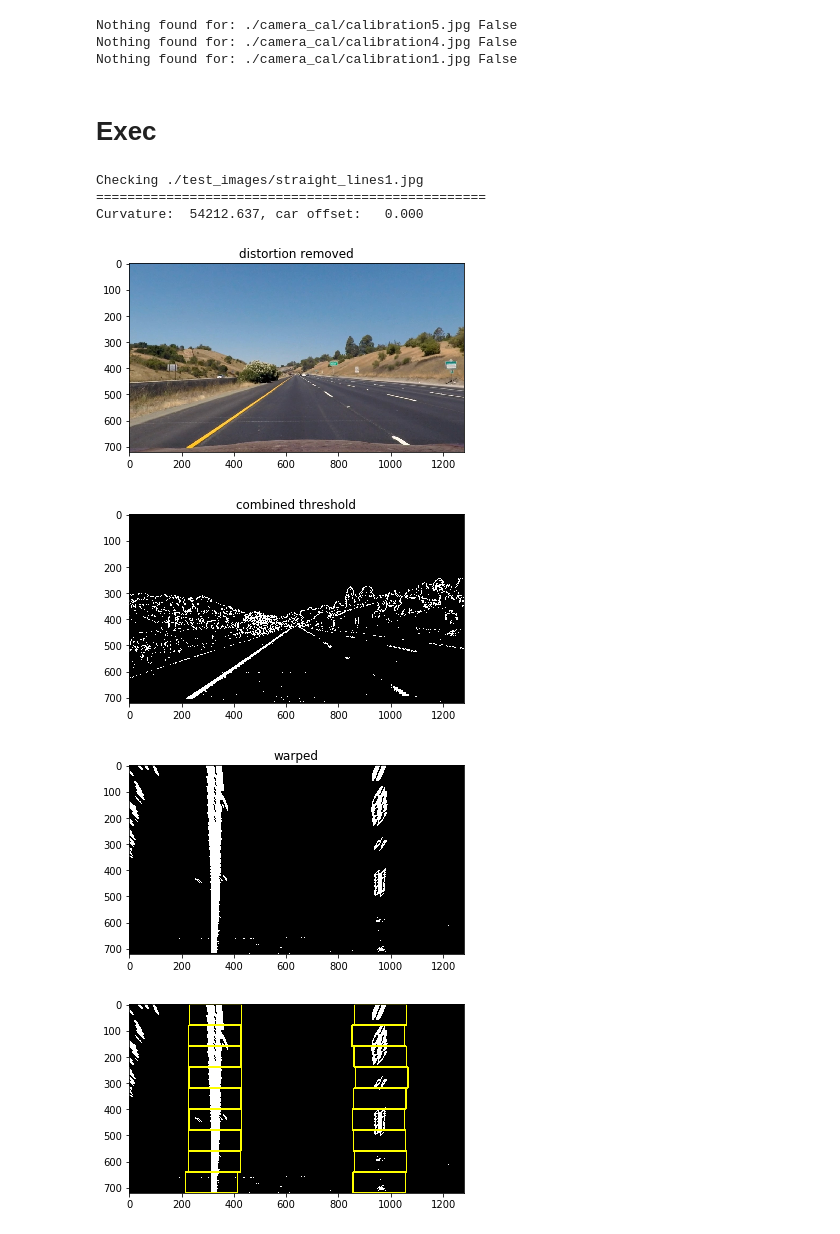
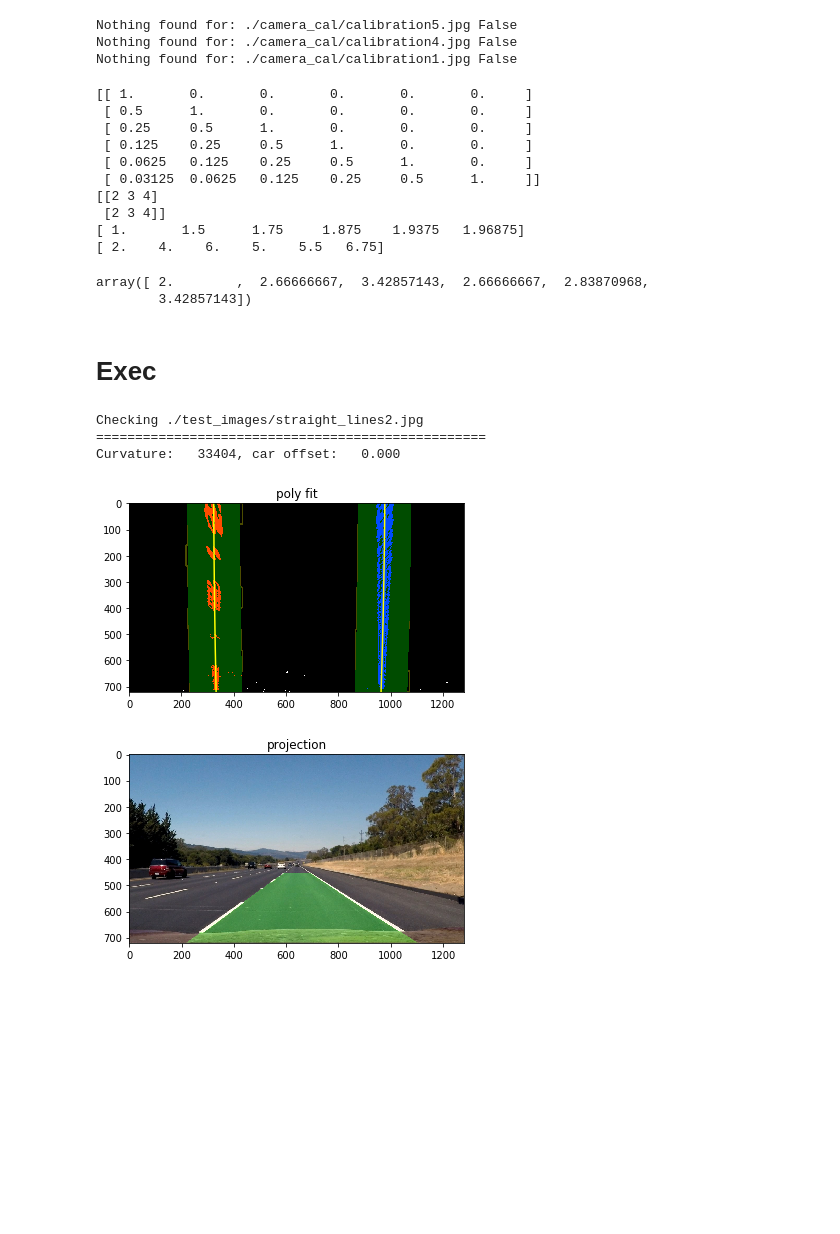
Before and after one commit to bgcarvalho/CarND-Term1-P4, a Jupyter notebook: Notebook.ipynb, the cells around one changed output. Drawn from its saved outputs; the diff is of its cells as text; code cells hidden in the pictures; blank space fills up the shorter version.

Commit message:
pipeline works, video feed is good, but still needs improvement

```diff
--- a/Notebook.ipynb
+++ b/Notebook.ipynb
@@ -215,6 +218,57 @@ def calc_curvature(fit, y):
     if fit is None:
         return 0.0
     return (1 + (2*fit[0]*y + fit[1])**2)**1.5 / np.absolute(2 * fit[0])
+# %%
+def ewma(x, alpha):
+    '''
+    Returns the exponentially weighted moving average of x.
+
+    Parameters:
+    -----------
+    x : array-like
+    alpha : float {0 <= alpha <= 1}
+
+    Returns:
+    --------
+    ewma : numpy array
+        the exponentially weighted moving average
+
+    Ref.:
+    https://stackoverflow.com/a/42905202
+    '''
+    # coerce x to an array
+    x = np.array(x)
+    n = x.size
+    s = x.shape
+    # create an initial weight matrix of (1-alpha), and a matrix of powers
+    # to raise the weights by
+    w0 = np.ones(shape=(n,n)) * (1-alpha)
+    p = np.vstack([np.arange(i, i - n, -1) for i in range(n)])
+    # create the weight matrix
+    w = np.tril(w0**p, 0)
+    print(w)
+    print(x[::np.newaxis])
+    print(w.sum(axis=1))
+    print(np.dot(w, x.flatten()))
+    # calculate the ewma
+    #return np.dot(w, x[::np.newaxis]) / w.sum(axis=1)
+    return (np.dot(w, x.flatten()) / w.sum(axis=1))
+
+x = np.array([[2, 3, 4], [2, 3, 4]])
+ewma(x, 0.50)
+# %% [output]
+[[ 1.       0.       0.       0.       0.       0.     ]
+ [ 0.5      1.       0.       0.       0.       0.     ]
+ [ 0.25     0.5      1.       0.       0.       0.     ]
+ [ 0.125    0.25     0.5      1.       0.       0.     ]
+ [ 0.0625   0.125    0.25     0.5      1.       0.     ]
+ [ 0.03125  0.0625   0.125    0.25     0.5      1.     ]]
+[[2 3 4]
+ [2 3 4]]
+[ 1.       1.5      1.75     1.875    1.9375   1.96875]
+[ 2.    4.    6.    5.    5.5   6.75]
+array([ 2.        ,  2.66666667,  3.42857143,  2.66666667,  2.83870968,
+        3.42857143])
 # %%
 # Define a class to receive the characteristics of each line detection
 class Line():
@@ -561,21 +734,21 @@ plt.figure()
 plt.imshow(cv2.undistort(cv2.imread("./camera_cal/calibration1.jpg"), mtx, dist, None, mtx))
 # %%
 #images = glob.glob('./test_images/*.jpg')
-images = ['./test_images/straight_lines1.jpg']
+images = ['./test_images/straight_lines2.jpg']
 
 for fname in images:
     print('Checking ' + fname)
     print('=' * 50)
 
     #img = cv2.imread(fname)
-    img = mpimg.imread(fname)
-
-    pipeline(img)
+    #img = mpimg.imread(fname)
+    #pipeline(img)
+    obj = Lane()
+    obj.searchFile(fname)
+    obj.plot()
 # %% [output]
-Checking ./test_images/straight_lines1.jpg
+Checking ./test_images/straight_lines2.jpg
 ==================================================
-Curvature:  54212.637, car offset:   0.000
+Curvature:   33404, car offset:   0.000
-[figure, old version]
+[figure, new version]
-[figure, old version]
+[figure, new version]
-[figure, removed]
-[figure, removed]
```
Also changed, not shown: parts of 7 cells of this notebook.
